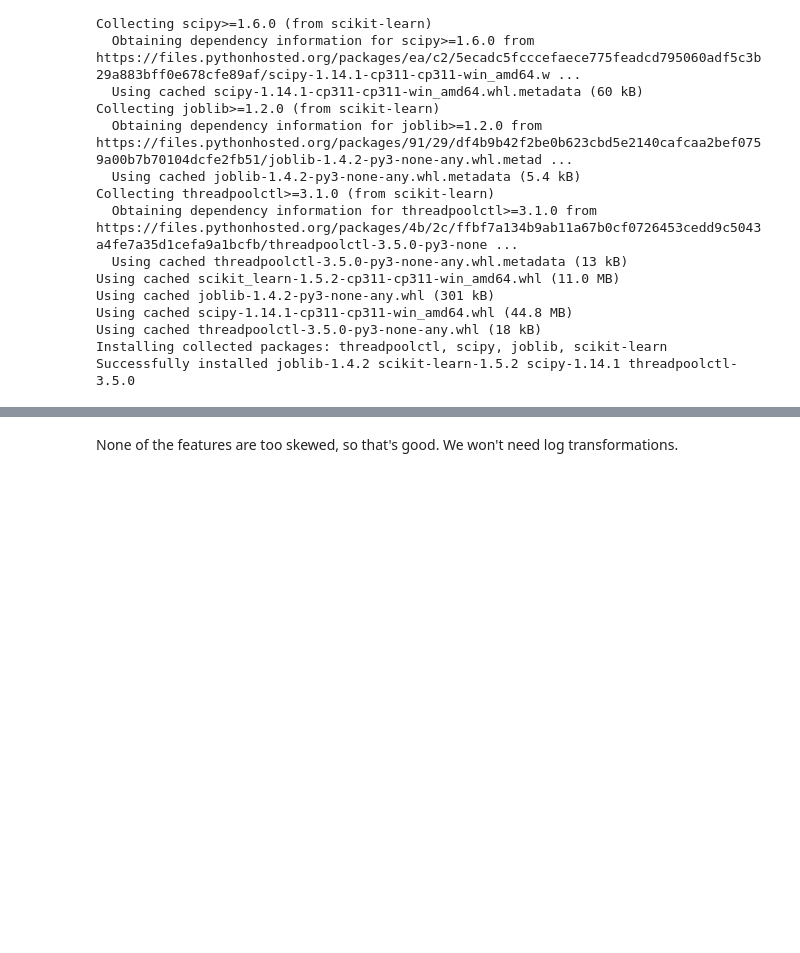
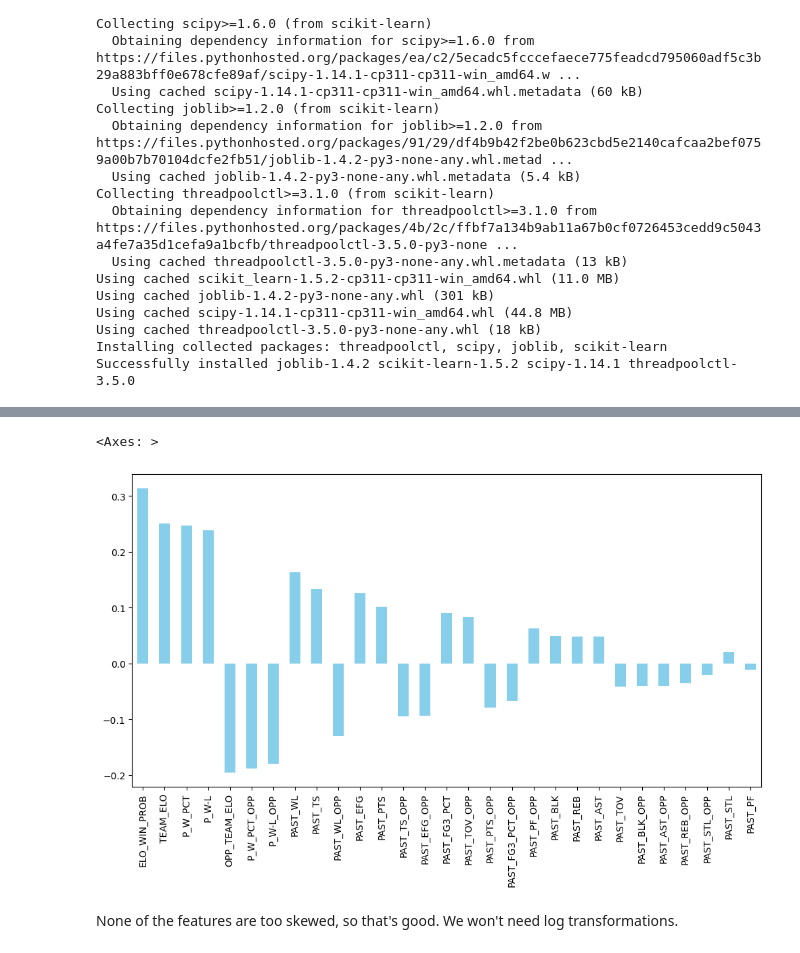
Before and after one commit to KTsula/NBA-prediction-bets, a Jupyter notebook: advanced_models.ipynb, the cells around one changed output, grey strips where cells are left out. Cells and saved outputs as stored; diff of their text form; code cells hidden in the pictures; blank space fills up the shorter version.

```diff
--- a/advanced_models.ipynb
+++ b/advanced_models.ipynb
@@ -119,3 +123,15 @@ plt.show()
+# %%
+# print out correlation of num_features with WL
+df[num_features].corrwith(df["WL"]).sort_values(
+    key=lambda x: abs(x), ascending=False
+).plot(kind="bar", figsize=(12, 6), color="skyblue")
+
+# df[num_features].corr()["WL"].sort_values(ascending=False).plot(
+#     kind="bar", figsize=(12, 6), color="skyblue"
+# )
+# %% [output]
+<Axes: >
+[figure, added]
 # %% [markdown]
 None of the features are too skewed, so that's good. We won't need log transformations.
 # %%
```
Also changed, not shown: parts of 4 cells of this notebook, 6 other files.
